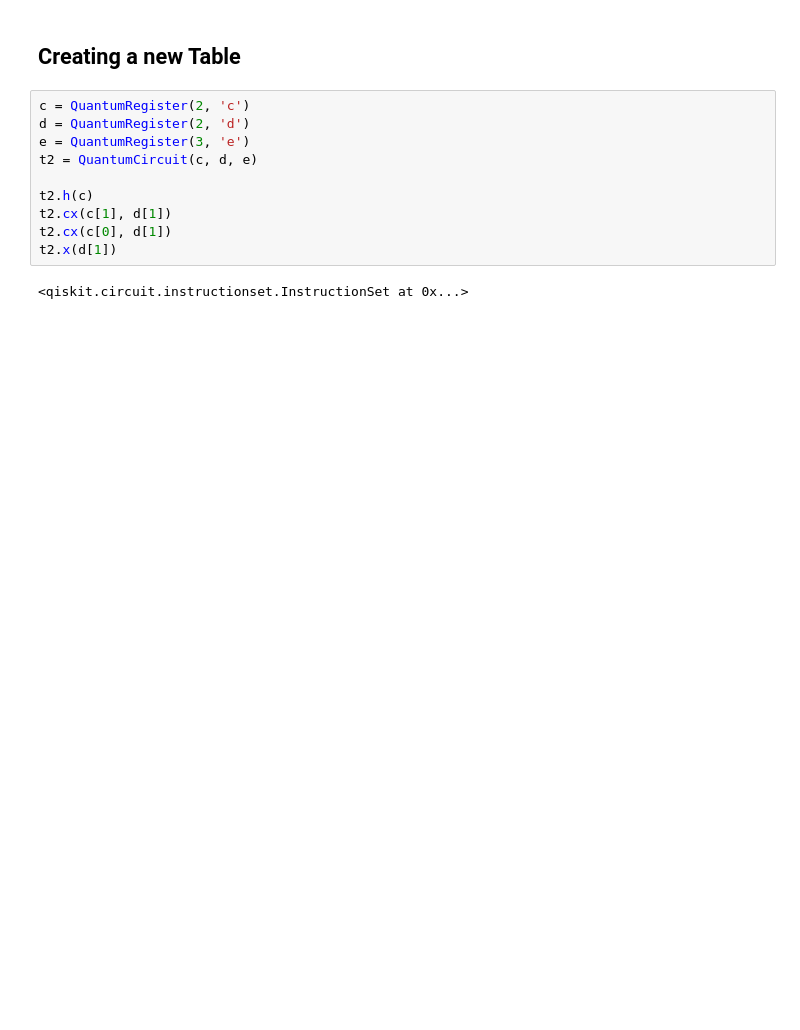
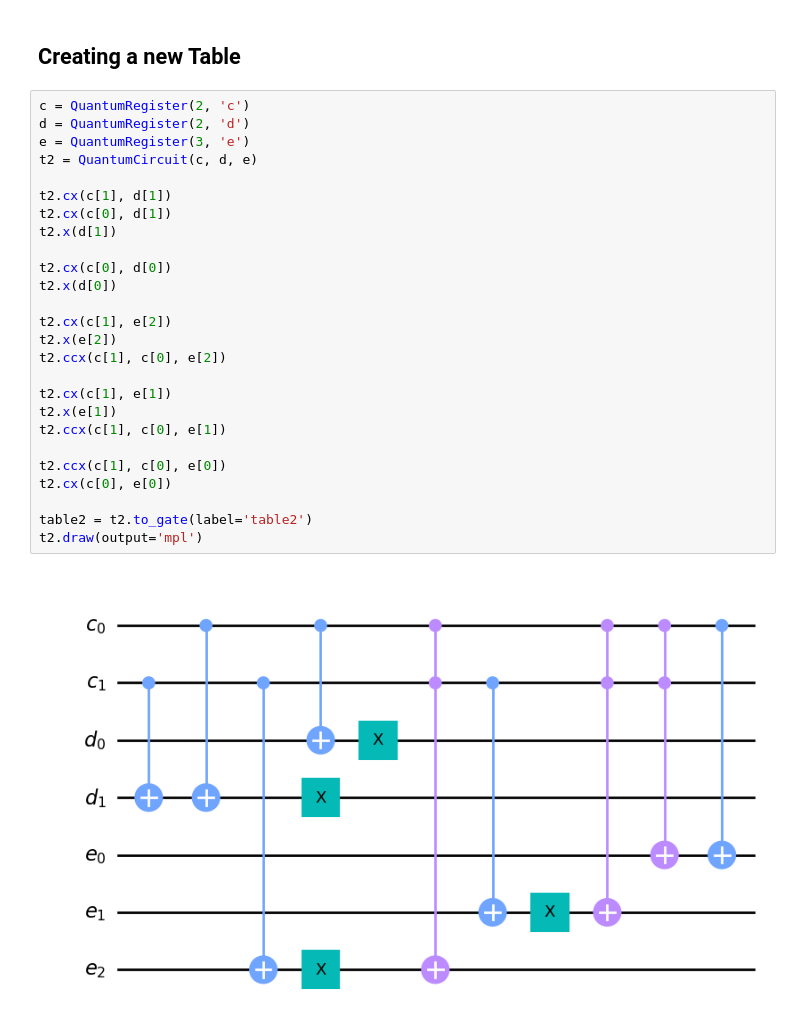
Before and after one commit to SamrutGadde/QuantumDB, a Jupyter notebook: db.ipynb, the cells around one changed output. Cells and saved outputs as stored; diff of their text form; blank space fills up the shorter version.

```diff
--- a/db.ipynb
+++ b/db.ipynb
@@ -245,12 +241,28 @@ plot_histogram(counts)
 # %%
 c = QuantumRegister(2, 'c')
 d = QuantumRegister(2, 'd')
 e = QuantumRegister(3, 'e')
 t2 = QuantumCircuit(c, d, e)
 
-t2.h(c)
 t2.cx(c[1], d[1])
 t2.cx(c[0], d[1])
 t2.x(d[1])
+
+t2.cx(c[0], d[0])
+t2.x(d[0])
+
+t2.cx(c[1], e[2])
+t2.x(e[2])
+t2.ccx(c[1], c[0], e[2])
+
+t2.cx(c[1], e[1])
+t2.x(e[1])
+t2.ccx(c[1], c[0], e[1])
+
+t2.ccx(c[1], c[0], e[0])
+t2.cx(c[0], e[0])
+
+table2 = t2.to_gate(label='table2')
+t2.draw(output='mpl')
 # %% [output]
-<qiskit.circuit.instructionset.InstructionSet at 0x...>
+[figure, added]
```
Also changed, not shown: parts of 9 cells of this notebook.
